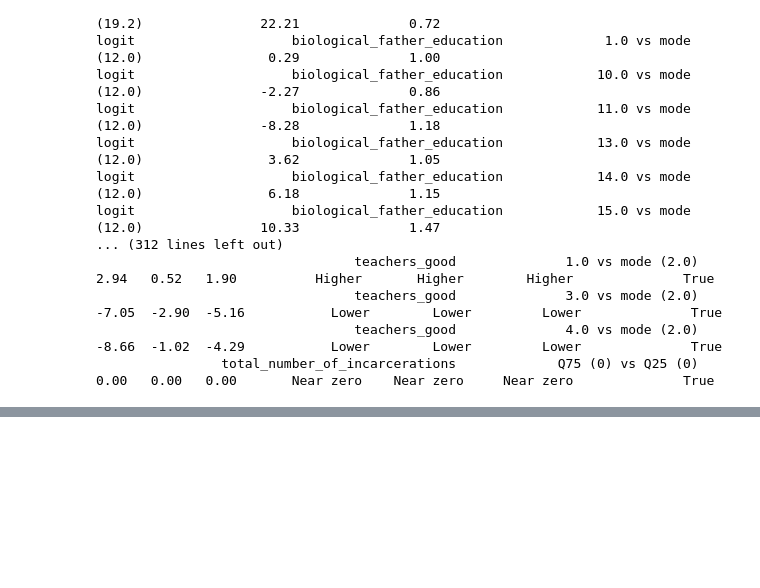
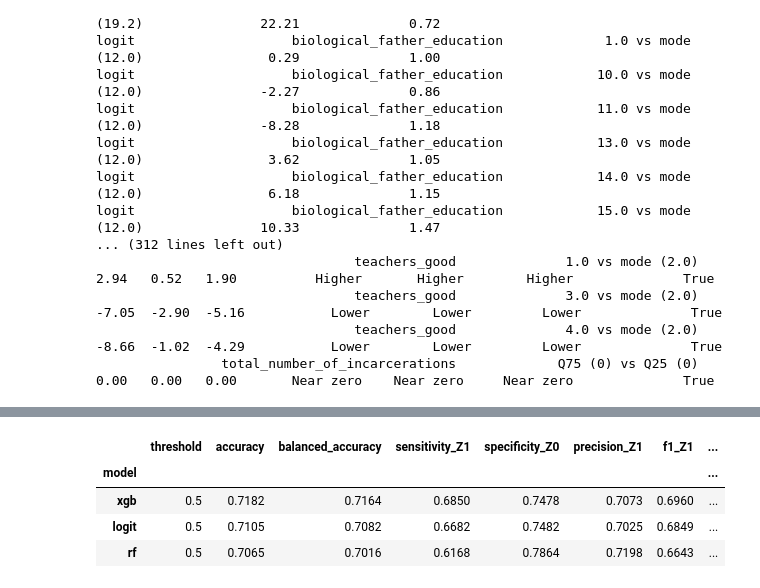
Before and after one commit to EatPotatoes/capstone_victimization, a Jupyter notebook: Causal Inference/propensity_estimation.ipynb, the cells around one changed output, grey strips where cells are left out. Saved outputs shown, nothing was run; the diff lists cells and outputs as text; code cells hidden in the pictures; blank space fills up the shorter version.

```diff
--- a/Causal Inference/propensity_estimation.ipynb
+++ b/Causal Inference/propensity_estimation.ipynb
@@ -804,0 +905,94 @@ logit                    biological_father_education            15.0 vs mode (12
+# %%
+# ============================================================
+# OUT-OF-SAMPLE PROPENSITY CLASSIFICATION AT THRESHOLD 0.50
+# ============================================================
+from sklearn.metrics import (
+    accuracy_score,
+    balanced_accuracy_score,
+    confusion_matrix,
+    precision_score,
+    recall_score,
+    f1_score,
+    roc_auc_score,
+    ConfusionMatrixDisplay,
+)
+
+THRESHOLD = 0.50
+z_true = z_a.to_numpy().astype(int)
+
+rows = []
+confusion_matrices = {}
+
+for model_name in MODELS:
+    # scores[model_name] is the average of the three out-of-fold scores.
+    # Every component score was produced by a model that did not train
+    # on the respondent receiving that score.
+    propensity = np.asarray(scores[model_name])
+    z_pred = (propensity >= THRESHOLD).astype(int)
+
+    tn, fp, fn, tp = confusion_matrix(
+        z_true,
+        z_pred,
+        labels=[0, 1],
+    ).ravel()
+
+    specificity = tn / (tn + fp)
+    sensitivity = tp / (tp + fn)
+
+    # Accuracy from each cross-fitting seed, before averaging scores.
+    seed_accuracies = []
+    for seed_idx in range(oof_by_seed[model_name].shape[1]):
+        seed_propensity = oof_by_seed[model_name][:, seed_idx]
+        seed_prediction = (seed_propensity >= THRESHOLD).astype(int)
+        seed_accuracies.append(
+            accuracy_score(z_true, seed_prediction)
+        )
+
+    rows.append({
+        "model": model_name,
+        "threshold": THRESHOLD,
+        "accuracy": accuracy_score(z_true, z_pred),
+        "balanced_accuracy": balanced_accuracy_score(z_true, z_pred),
+        "sensitivity_Z1": sensitivity,
+        "specificity_Z0": specificity,
+        "precision_Z1": precision_score(
+            z_true, z_pred, zero_division=0
+        ),
+        "f1_Z1": f1_score(
+            z_true, z_pred, zero_division=0
+        ),
+        "roc_auc_scores": roc_auc_score(z_true, propensity),
+        "predicted_Z1_pct": 100 * z_pred.mean(),
+        "accuracy_mean_across_seeds": np.mean(seed_accuracies),
+        "accuracy_sd_across_seeds": np.std(
+            seed_accuracies, ddof=1
+        ),
+        "TN": tn,
+        "FP": fp,
+        "FN": fn,
+        "TP": tp,
+    })
+
+    confusion_matrices[model_name] = np.array([
+        [tn, fp],
+        [fn, tp],
+    ])
+
+propensity_accuracy = (
+    pd.DataFrame(rows)
+    .set_index("model")
+    .sort_values("accuracy", ascending=False)
+)
+
+# Majority-class reference: predict Z=0 for everyone.
+majority_accuracy = max(
+    np.mean(z_true == 0),
+    np.mean(z_true == 1),
+)
+
+print(f"Actual treated percentage: {100 * z_true.mean():.1f}%")
+print(f"Majority-class accuracy:   {majority_accuracy:.3f}")
+print(f"Classification threshold: {THRESHOLD:.2f}\n")
+
+display(propensity_accuracy.round(4))
+# %% [output]
@@ -804,0 +1002,5 @@ logit                    biological_father_education            15.0 vs mode (12
+|  | threshold | accuracy | balanced_accuracy | sensitivity_Z1 | specificity_Z0 | precision_Z1 | f1_Z1 | ... |
+| model |  |  |  |  |  |  |  | ... |
+| xgb | 0.5 | 0.7182 | 0.7164 | 0.6850 | 0.7478 | 0.7073 | 0.6960 | ... |
+| logit | 0.5 | 0.7105 | 0.7082 | 0.6682 | 0.7482 | 0.7025 | 0.6849 | ... |
+| rf | 0.5 | 0.7065 | 0.7016 | 0.6168 | 0.7864 | 0.7198 | 0.6643 | ... |
```
Also changed, not shown: parts of 7 cells of this notebook, 2 other files.
